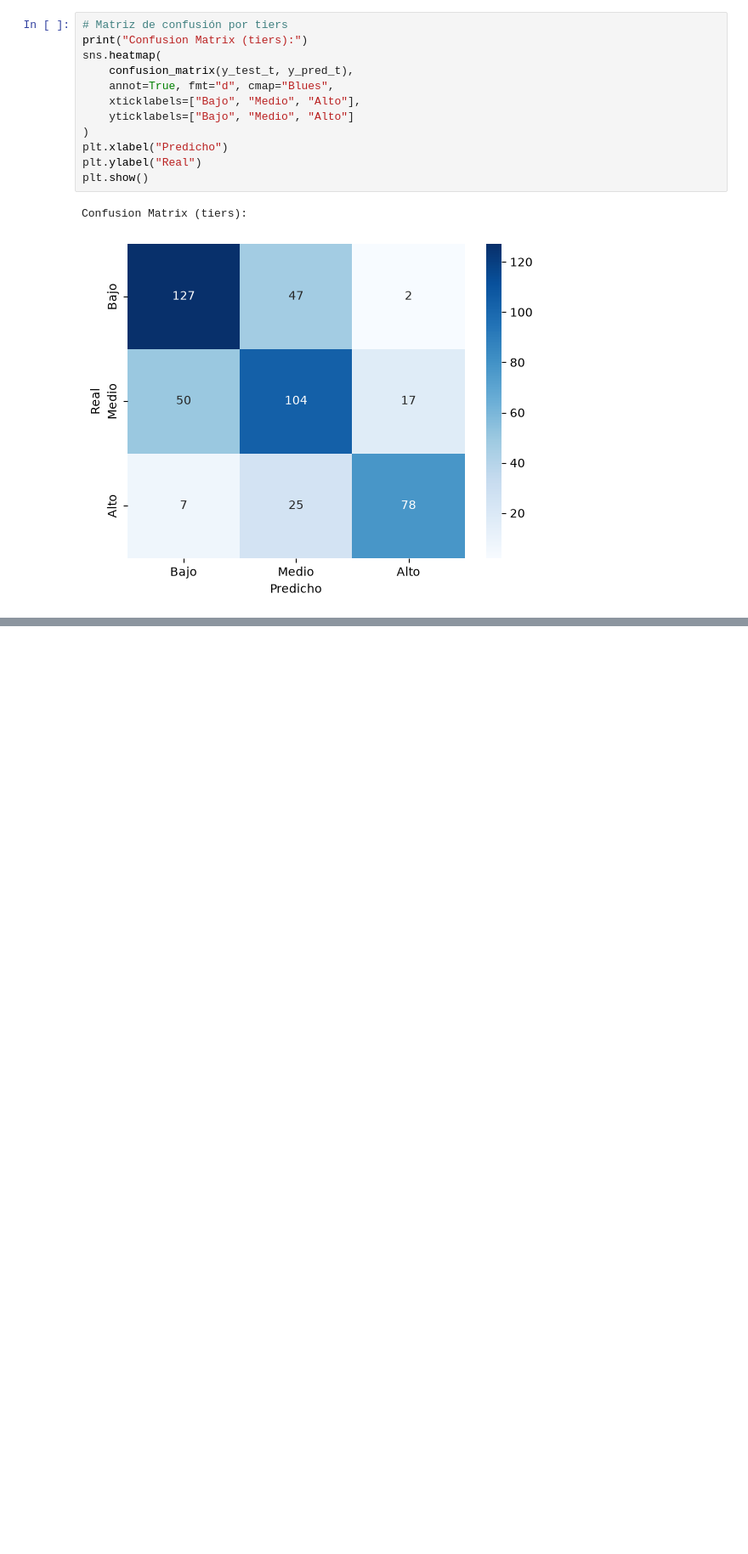
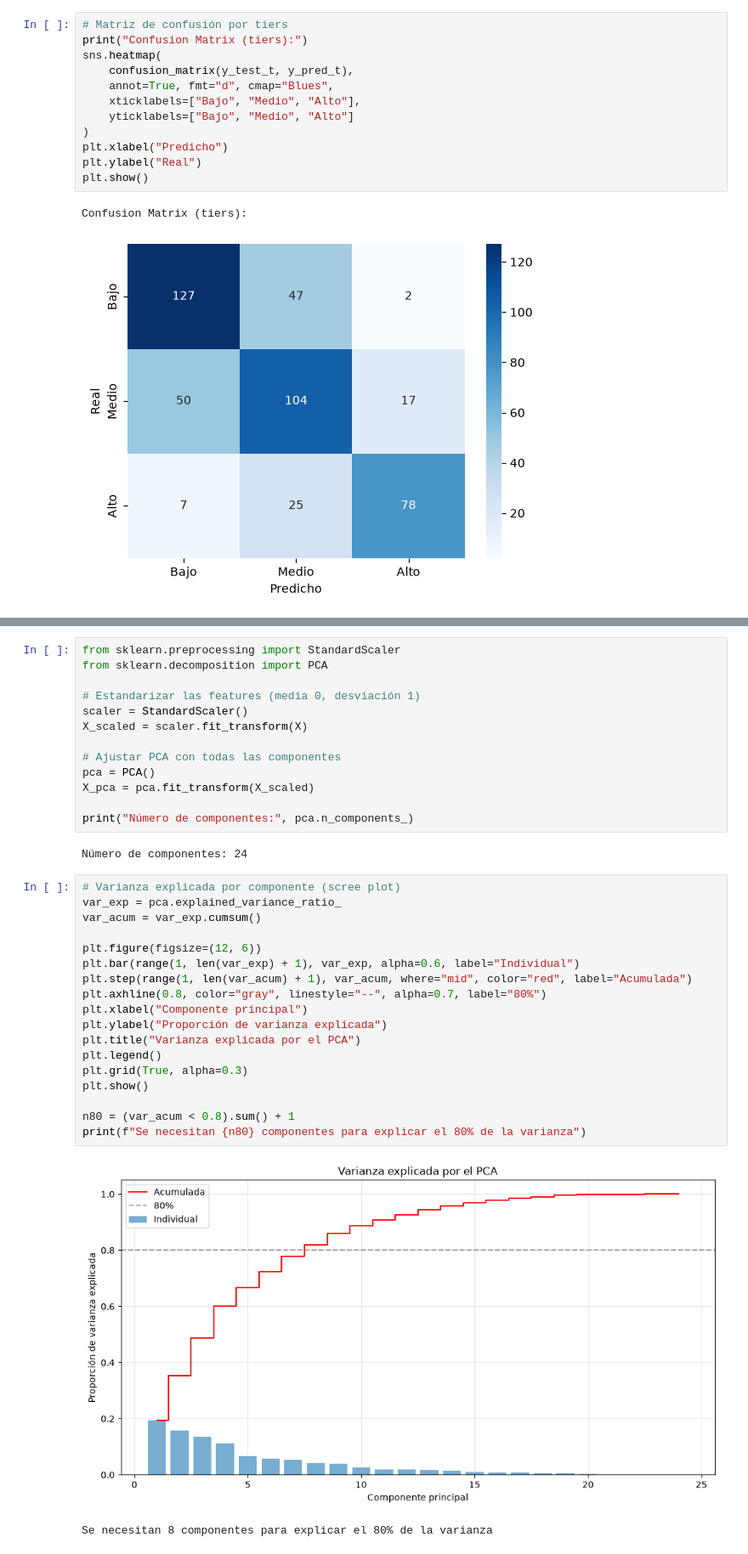
Before and after one commit to JuanjoLT/introIA-proyecto1, a Jupyter notebook: main.ipynb, the cells around one changed output, grey strips where cells are left out. Shown at 85% size. Drawn from its saved outputs; the diff is of its cells as text; blank space fills up the shorter version.

```diff
--- a/main.ipynb
+++ b/main.ipynb
@@ -396,0 +407,36 @@ Se aprecia una mejora notable de resultados, lo cual tiende a predecir en que gr
+# %%
+from sklearn.preprocessing import StandardScaler
+from sklearn.decomposition import PCA
+
+# Estandarizar las features (media 0, desviación 1)
+scaler = StandardScaler()
+X_scaled = scaler.fit_transform(X)
+
+# Ajustar PCA con todas las componentes
+pca = PCA()
+X_pca = pca.fit_transform(X_scaled)
+
+print("Número de componentes:", pca.n_components_)
+# %% [output]
+Número de componentes: 24
+# %%
+# Varianza explicada por componente (scree plot)
+var_exp = pca.explained_variance_ratio_
+var_acum = var_exp.cumsum()
+
+plt.figure(figsize=(12, 6))
+plt.bar(range(1, len(var_exp) + 1), var_exp, alpha=0.6, label="Individual")
+plt.step(range(1, len(var_acum) + 1), var_acum, where="mid", color="red", label="Acumulada")
+plt.axhline(0.8, color="gray", linestyle="--", alpha=0.7, label="80%")
+plt.xlabel("Componente principal")
+plt.ylabel("Proporción de varianza explicada")
+plt.title("Varianza explicada por el PCA")
+plt.legend()
+plt.grid(True, alpha=0.3)
+plt.show()
+
+n80 = (var_acum < 0.8).sum() + 1
+print(f"Se necesitan {n80} componentes para explicar el 80% de la varianza")
+# %% [output]
+[figure, added]
+Se necesitan 8 componentes para explicar el 80% de la varianza
```
Also changed, not shown: parts of 12 cells of this notebook.
